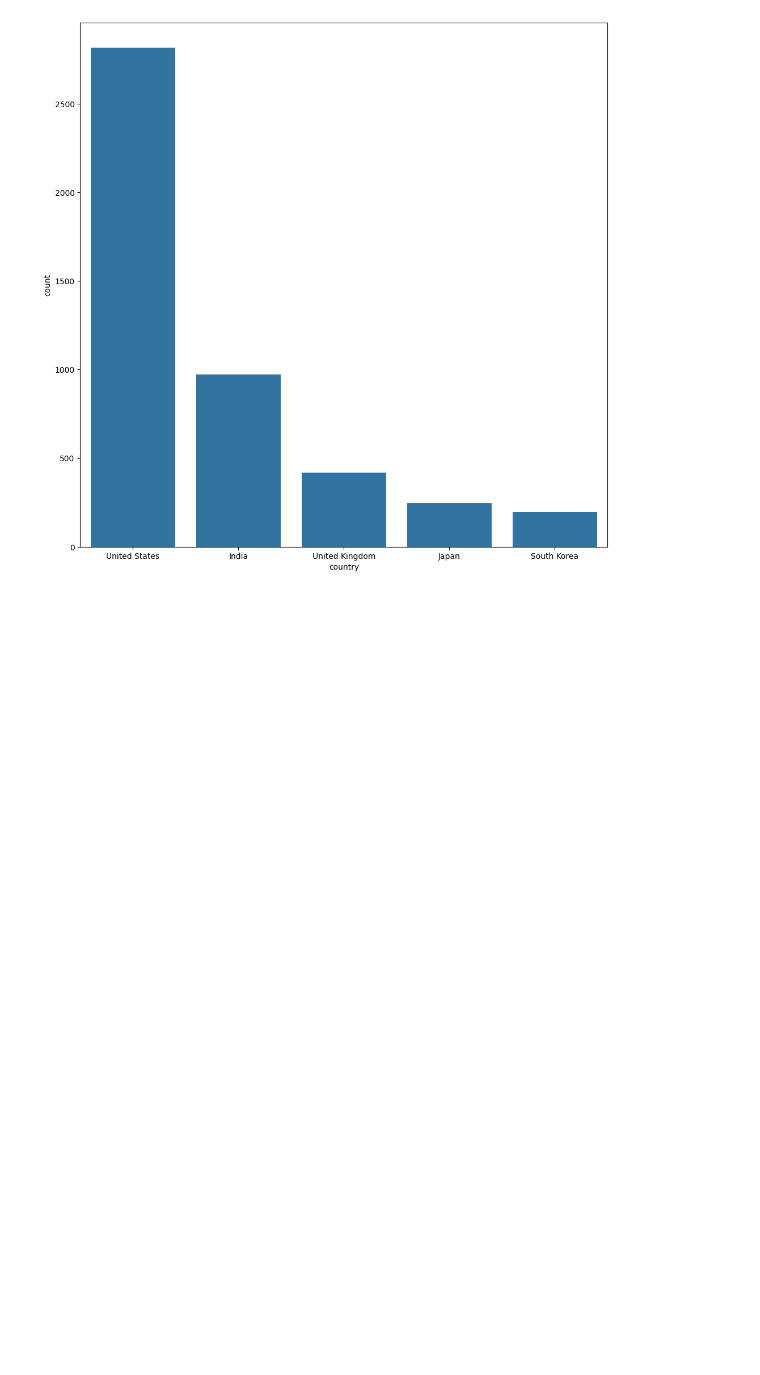
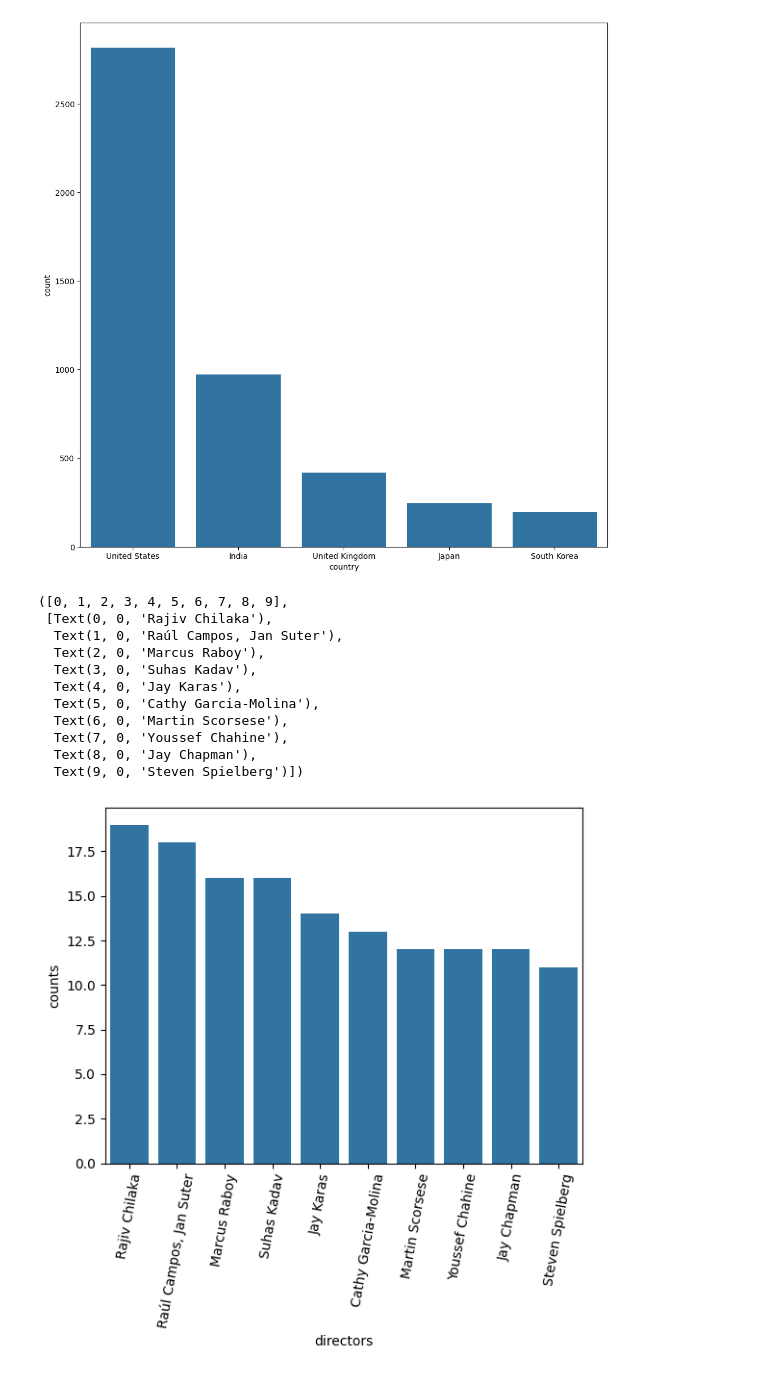
Before and after one commit to mayurimamdi/NetflixRecommendation, a Jupyter notebook: notebook/EDA.ipynb, the cells around one changed output. Drawn from its saved outputs; the diff is of its cells as text; code cells hidden in the pictures; blank space fills up the shorter version.

```diff
--- a/notebook/EDA.ipynb
+++ b/notebook/EDA.ipynb
@@ -180,3 +202,22 @@ sns.countplot(x='country', data=df, order=df['country'].value_counts().head(5).i
 # %% [output]
 <Axes: xlabel='country', ylabel='count'>
 [figure]
+# %%
+df_director=df['director'].value_counts().reset_index()
+df_director.columns=['directors','counts']
+# %%
+sns.barplot(x='directors', y='counts', data=df_director.head(10))
+plt.xticks(rotation=80)
+# %% [output]
+([0, 1, 2, 3, 4, 5, 6, 7, 8, 9],
+ [Text(0, 0, 'Rajiv Chilaka'),
+  Text(1, 0, 'Raúl Campos, Jan Suter'),
+  Text(2, 0, 'Marcus Raboy'),
+  Text(3, 0, 'Suhas Kadav'),
+  Text(4, 0, 'Jay Karas'),
+  Text(5, 0, 'Cathy Garcia-Molina'),
+  Text(6, 0, 'Martin Scorsese'),
+  Text(7, 0, 'Youssef Chahine'),
+  Text(8, 0, 'Jay Chapman'),
+  Text(9, 0, 'Steven Spielberg')])
+[figure, added]
```
Also changed, not shown: parts of 3 cells of this notebook.
